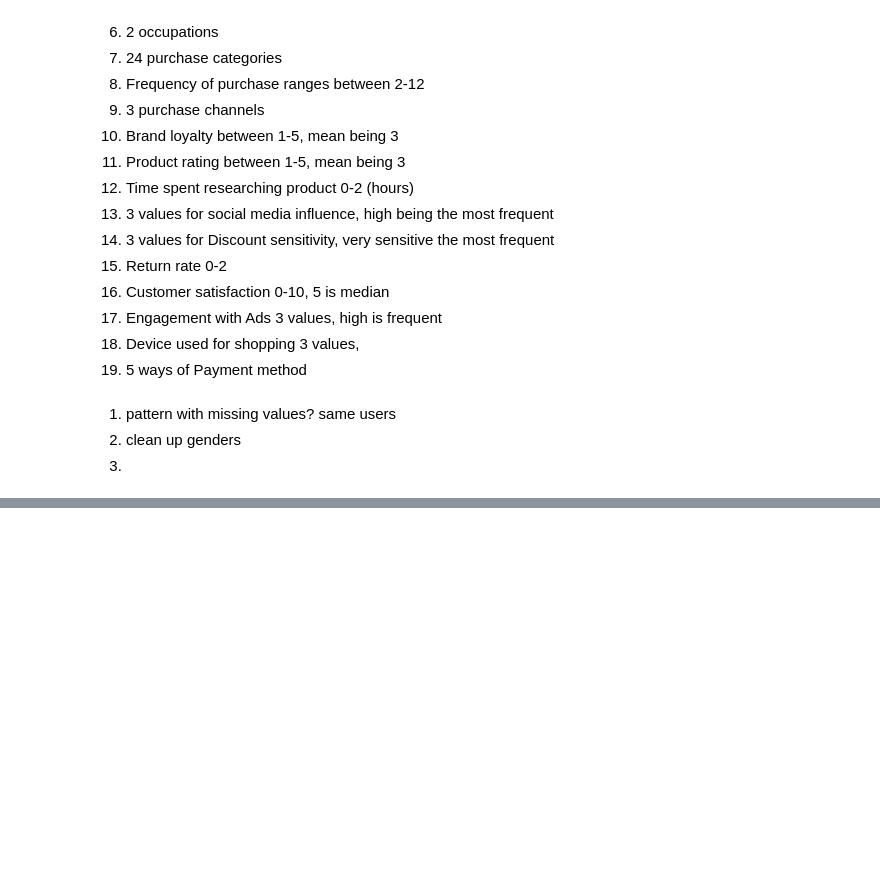
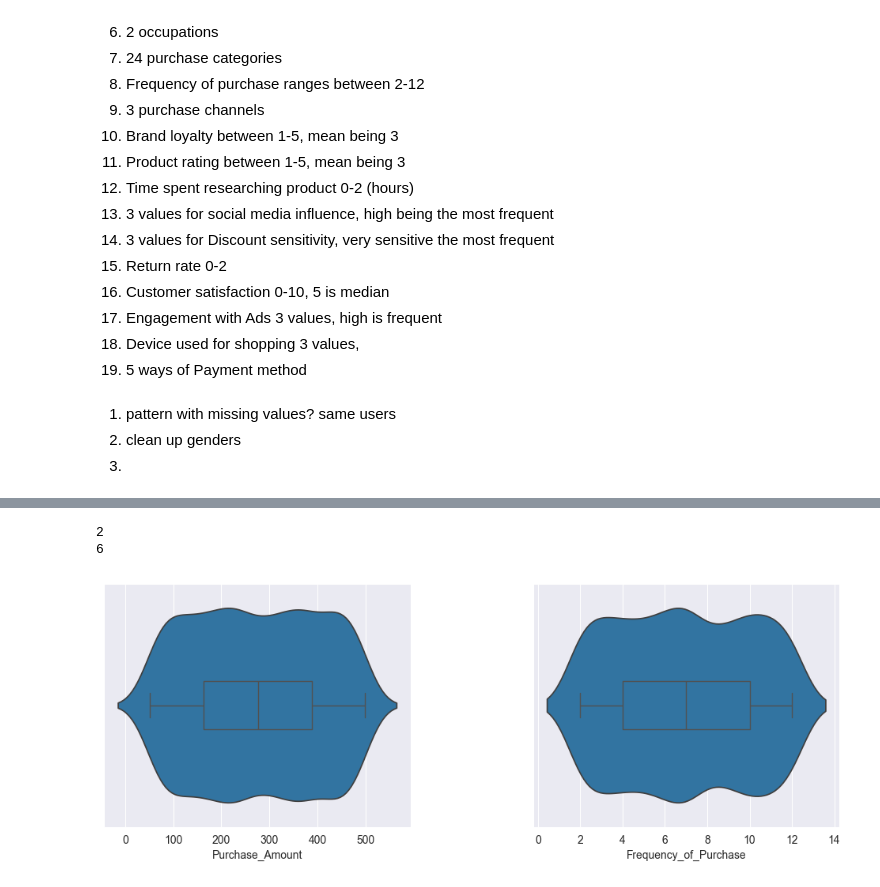
Before and after one commit to CelineChiLamNg/ecommerce_segmentation, a Jupyter notebook: analysis.ipynb, the cells around one changed output, grey strips where cells are left out. Saved outputs shown, nothing was run; the diff lists cells and outputs as text; code cells hidden in the pictures; blank space fills up the shorter version.

```diff
--- a/analysis.ipynb
+++ b/analysis.ipynb
@@ -110,0 +331,22 @@ Engagement_with_Ads (25.6%)
+# %%
+purchase_pattern_num = []
+purchase_pattern_cat = []
+for col in feature_purchase_pattern:
+    if col in num_cols:
+        purchase_pattern_num.append(col)
+    else:
+        purchase_pattern_cat.append(col)
+print(len(purchase_pattern_num))
+print(len(purchase_pattern_cat))
+# %% [output]
+2
+6
+# %%
+fig,axes = plt.subplots(nrows=1, ncols=2, figsize = (12, 4))
+fig.subplots_adjust(hspace=0.4, wspace=0.4)
+axes_flatten = axes.flatten()
+
+for i, col in enumerate(purchase_pattern_num):
+    violin_boxplot(data=data_distribution, columns=col, ax=axes_flatten[i])
+# %% [output]
+[figure, added]
```
Also changed, not shown: parts of 36 cells of this notebook, 1 other file.
